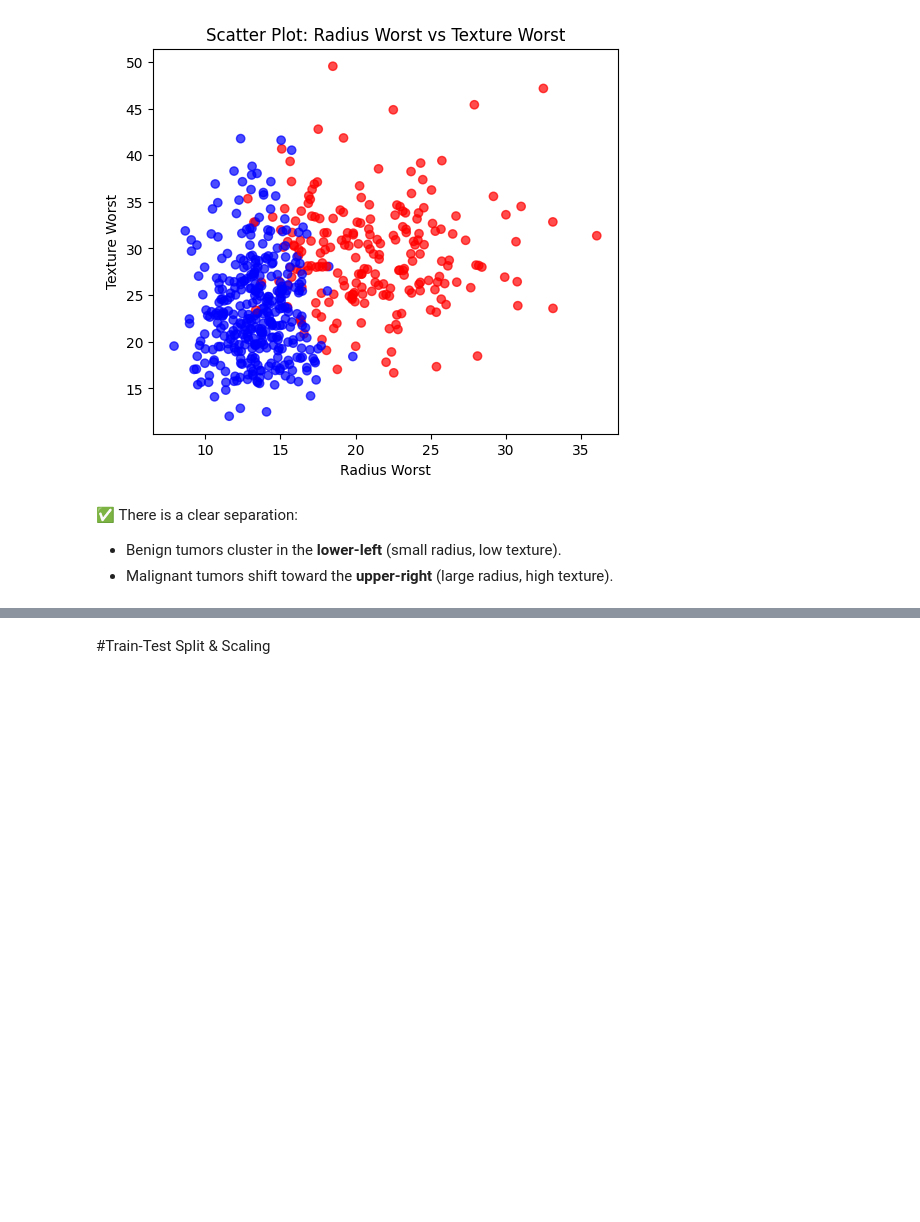
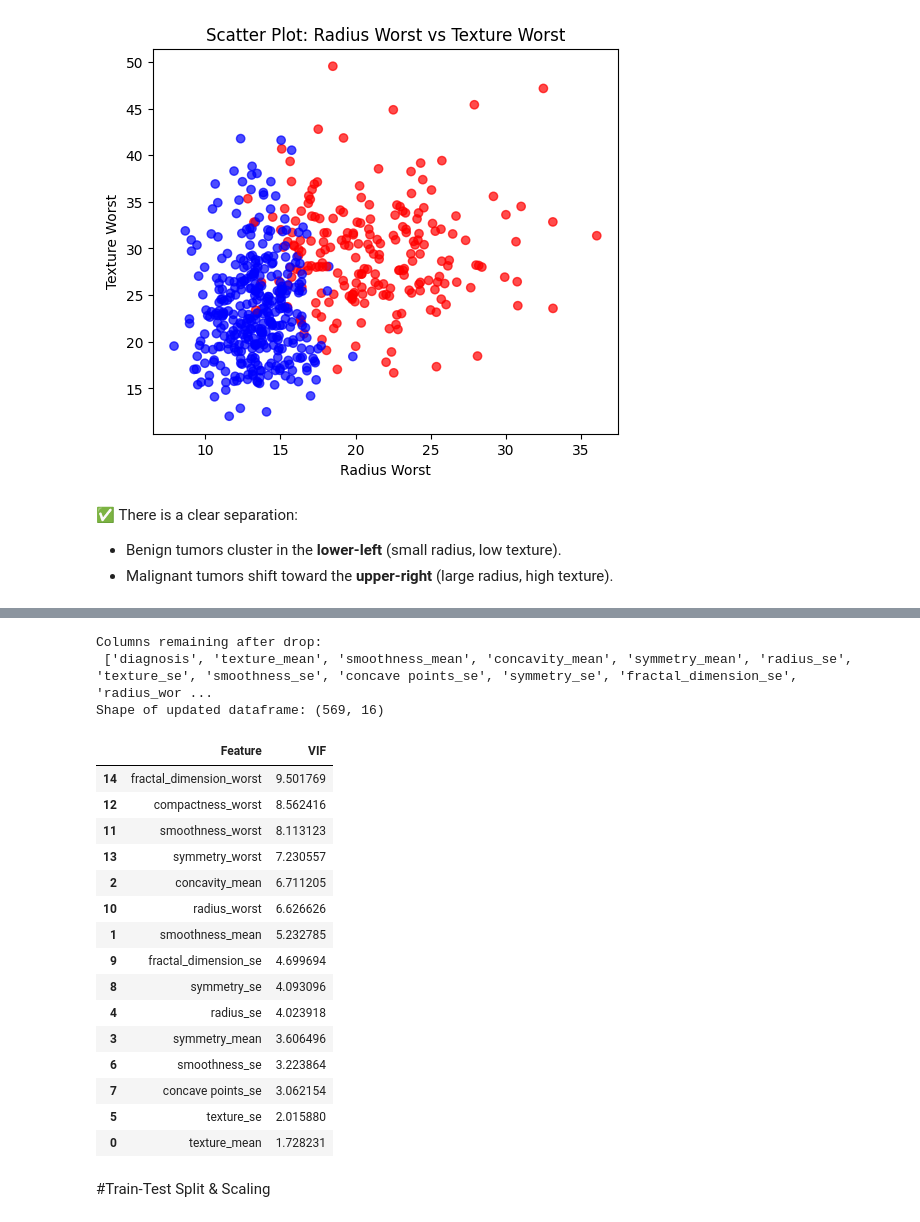
Before and after one commit to debjyotistat07/Breast-Cancer-Prediction-Using-Classificarion, a Jupyter notebook: Breast_Cancer_Prediction_using_Classificationediction.ipynb, the cells around one changed output, grey strips where cells are left out. Cells and saved outputs as stored; diff of their text form; code cells hidden in the pictures; blank space fills up the shorter version.

```diff
--- a/Breast_Cancer_Prediction_using_Classificationediction.ipynb
+++ b/Breast_Cancer_Prediction_using_Classificationediction.ipynb
@@ -179,0 +231,30 @@ plt.show()
+# %%
+# Drop the specified columns from df_clean
+columns_to_drop = [
+    'perimeter_mean',
+    'area_mean',
+    'perimeter_worst',
+    'area_worst',
+    'area_se',
+    'perimeter_se',
+    'concave points_mean',
+    'concavity_worst',
+    'concave points_worst',
+    'radius_mean',
+    'compactness_mean',
+    'compactness_se',
+    'concavity_se',
+    'fractal_dimension_mean',
+    'texture_worst'
+
+]
+
+df_clean = df_clean.drop(columns=columns_to_drop)
+
+# Confirm the remaining columns
+print("Columns remaining after drop:\n", df_clean.columns.tolist())
+print("Shape of updated dataframe:", df_clean.shape)
+# %% [output]
+Columns remaining after drop:
+ ['diagnosis', 'texture_mean', 'smoothness_mean', 'concavity_mean', 'symmetry_mean', 'radius_se', 'texture_se', 'smoothness_se', 'concave points_se', 'symmetry_se', 'fractal_dimension_se', 'radius_wor ...
+Shape of updated dataframe: (569, 16)
@@ -180,3 +268,36 @@ plt.show()
+# %%
+# Drop target variable
+X_vif = df_clean.drop(columns=['diagnosis'])
+
+# Add constant term for intercept (required for VIF calculation)
+X_vif_const = add_constant(X_vif)
+# %%
+# Create a DataFrame to hold VIF values
+vif_data = pd.DataFrame()
+vif_data["Feature"] = X_vif.columns
+vif_data["VIF"] = [
+    variance_inflation_factor(X_vif_const.values, i+1) for i in range(len(X_vif.columns))
+]
+
+# Display VIF results sorted from highest to lowest
+vif_data.sort_values(by="VIF", ascending=False)
+# %% [output]
+|  | Feature | VIF |
+| 14 | fractal_dimension_worst | 9.501769 |
+| 12 | compactness_worst | 8.562416 |
+| 11 | smoothness_worst | 8.113123 |
+| 13 | symmetry_worst | 7.230557 |
+| 2 | concavity_mean | 6.711205 |
+| 10 | radius_worst | 6.626626 |
+| 1 | smoothness_mean | 5.232785 |
+| 9 | fractal_dimension_se | 4.699694 |
+| 8 | symmetry_se | 4.093096 |
+| 4 | radius_se | 4.023918 |
+| 3 | symmetry_mean | 3.606496 |
+| 6 | smoothness_se | 3.223864 |
+| 7 | concave points_se | 3.062154 |
+| 5 | texture_se | 2.015880 |
+| 0 | texture_mean | 1.728231 |
 # %% [markdown]
 #Train-Test Split & Scaling
 # %%
```
Also changed, not shown: parts of 13 cells of this notebook.
